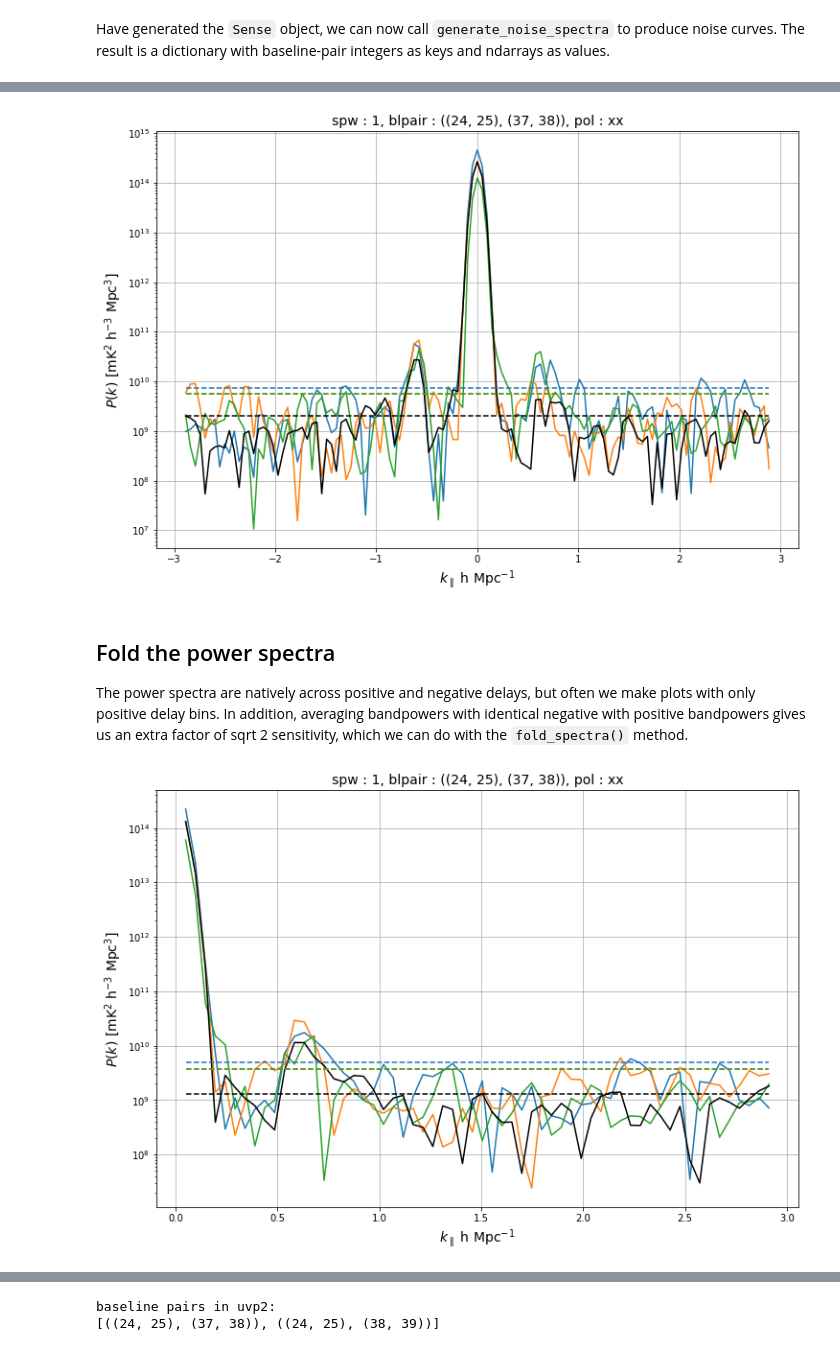
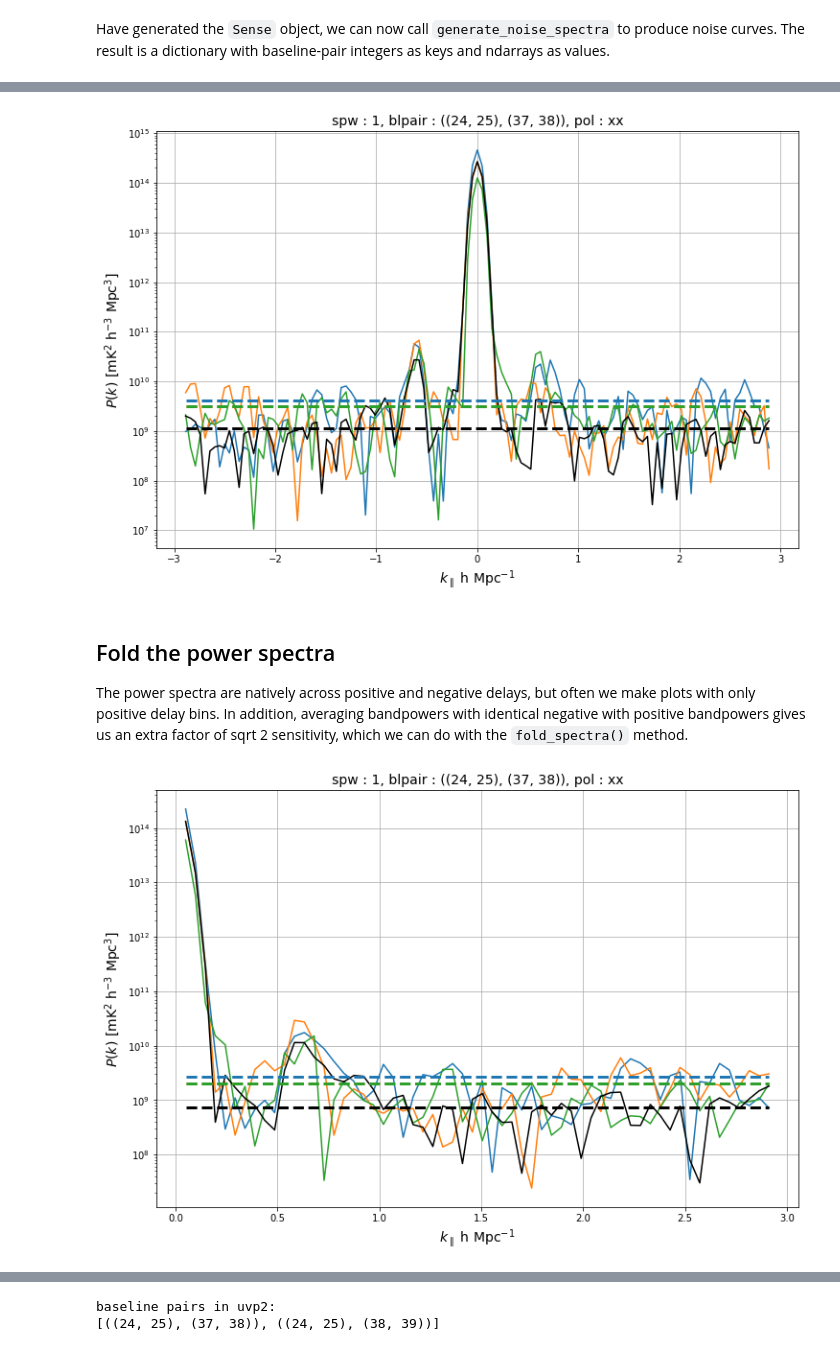
Before and after one commit to HERA-Team/hera_pspec, a Jupyter notebook: examples/PS_estimation_example.ipynb, the cells around one changed output, grey strips where cells are left out. Cells and saved outputs as stored; diff of their text form; code cells hidden in the pictures.

```diff
--- a/examples/PS_estimation_example.ipynb
+++ b/examples/PS_estimation_example.ipynb
@@ -202,6 +220,6 @@ print blpairs
 # %%
-uvp = ds.pspec(baselines1, baselines2, (0, 1), spw_ranges=[(300, 400), (600,721)], input_data_weight='identity', norm='I',
-               taper='blackman-harris', verbose=True)
+uvp = ds.pspec(baselines1, baselines2, (0, 1), spw_ranges=[(300, 400), (600,721)], input_data_weight='identity',
+               norm='I', taper='blackman-harris', verbose=True)
 # %% [output]
 Warning: taking power spectra between LST bins misaligned by more than 15 seconds
 
@@ -253,3 +265,0 @@ print uvp.cosmo_params
-# %%
-# use these params to create a Cosmo_Conversions object that will be attached to uvp
-uvp.set_cosmology(uvp.cosmo_params)
@@ -339,23 +349,21 @@ We can then plot the averaged power spectrum, along with the noise curve which w
 fig, ax = plt.subplots(figsize=(12,8))
 
 spw = 1
-blp =((24, 25), (37, 38))
-key = (spw, blp, 'xx')
-k_perp, k_para = uvp.get_kvecs(spw)
+blp = ((24, 25), (37, 38))
+pol = 'xx'
+key = (spw, blp, pol)
+k_para = uvp.get_kparas(spw)
 power = np.abs(np.real(uvp.get_data(key)))
-P_N = uvp.generate_noise_spectra(spw, 'xx', 400)
+P_N = uvp.generate_noise_spectra(spw, pol, 300)
 P_N = P_N[uvp.antnums_to_blpair(blp)]
 
-spw = 1
-blp =((24, 25), (37, 38))
-key = (spw, blp, 'xx')
 avg_power = np.abs(np.real(uvp2.get_data(key)))
-avg_P_N = uvp2.generate_noise_spectra(spw, 'xx', 400)
+avg_P_N = uvp2.generate_noise_spectra(spw, pol, 300)
 avg_P_N = avg_P_N[uvp2.antnums_to_blpair(blp)]
 
 _ = ax.plot(k_para, power.T)
 ax.plot(k_para, avg_power.T, color='k')
-ax.plot(k_para, avg_P_N.T, color='k', ls='--')
+ax.plot(k_para, avg_P_N.T, color='k', ls='--', lw=3)
 ax.set_yscale('log')
 ax.grid()
 ax.set_xlabel(r"$k_\parallel\ \rm h\ Mpc^{-1}$", fontsize=14)
@@ -363,9 +371,9 @@ ax.set_ylabel(r"$P(k)\ \rm [mK^2\ h^{-3}\ Mpc^3]$", fontsize=14)
 ax.set_title("spw : {}, blpair : {}, pol : {}".format(*key), fontsize=14)
 
 ax.set_prop_cycle(None)
-_ = ax.plot(k_para, P_N.T, ls='--')
+_ = ax.plot(k_para, P_N.T, ls='--', lw=3)
 # %% [output]
-[figure, old version]
+[figure, new version]
 # %% [markdown]
 ## Fold the power spectra
 
@@ -377,32 +385,30 @@ uvp2.fold_spectra()
 # %%
 # plot power spectrum of spw 1
 fig, ax = plt.subplots(figsize=(12,8))
 
 spw = 1
 blp =((24, 25), (37, 38))
-key = (spw, blp, 'xx')
-k_perp, k_para = uvp.get_kvecs(spw)
+pol = 'xx'
+key = (spw, blp, pol)
+k_para = uvp.get_kparas(spw)
 power = np.abs(np.real(uvp.get_data(key)))
-P_N = uvp.generate_noise_spectra(spw, 'xx', 400)
+P_N = uvp.generate_noise_spectra(spw, pol, 300)
 P_N = P_N[uvp.antnums_to_blpair(blp)]
 
-spw = 1
-blp =((24, 25), (37, 38))
-key = (spw, blp, 'xx')
 avg_power = np.abs(np.real(uvp2.get_data(key)))
-avg_P_N = uvp2.generate_noise_spectra(spw, 'xx', 400)
+avg_P_N = uvp2.generate_noise_spectra(spw, pol, 300)
 avg_P_N = avg_P_N[uvp2.antnums_to_blpair(blp)]
 
 _ = ax.plot(k_para, power.T)
 ax.plot(k_para, avg_power.T, color='k')
-ax.plot(k_para, avg_P_N.T, color='k', ls='--')
+ax.plot(k_para, avg_P_N.T, color='k', ls='--', lw=3)
 ax.set_yscale('log')
 ax.grid()
 ax.set_xlabel(r"$k_\parallel\ \rm h\ Mpc^{-1}$", fontsize=14)
 ax.set_ylabel(r"$P(k)\ \rm [mK^2\ h^{-3}\ Mpc^3]$", fontsize=14)
 ax.set_title("spw : {}, blpair : {}, pol : {}".format(*key), fontsize=14)
 
 ax.set_prop_cycle(None)
-_ = ax.plot(k_para, P_N.T, ls='--')
+_ = ax.plot(k_para, P_N.T, ls='--', lw=3)
 # %% [output]
-[figure, old version]
+[figure, new version]
```
Also changed, not shown: parts of 56 cells of this notebook.
